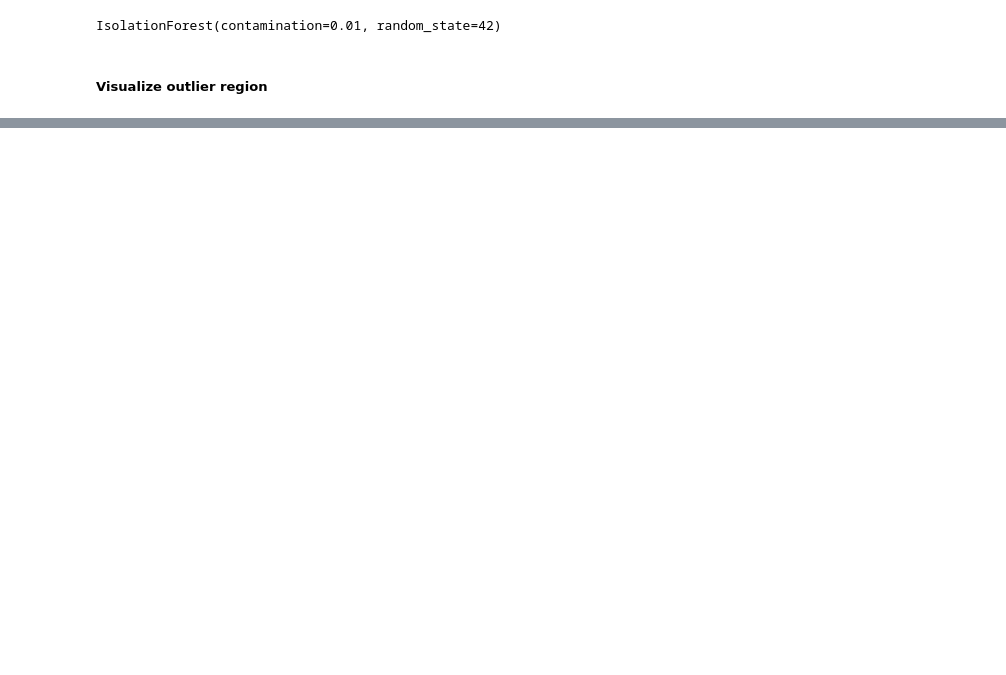
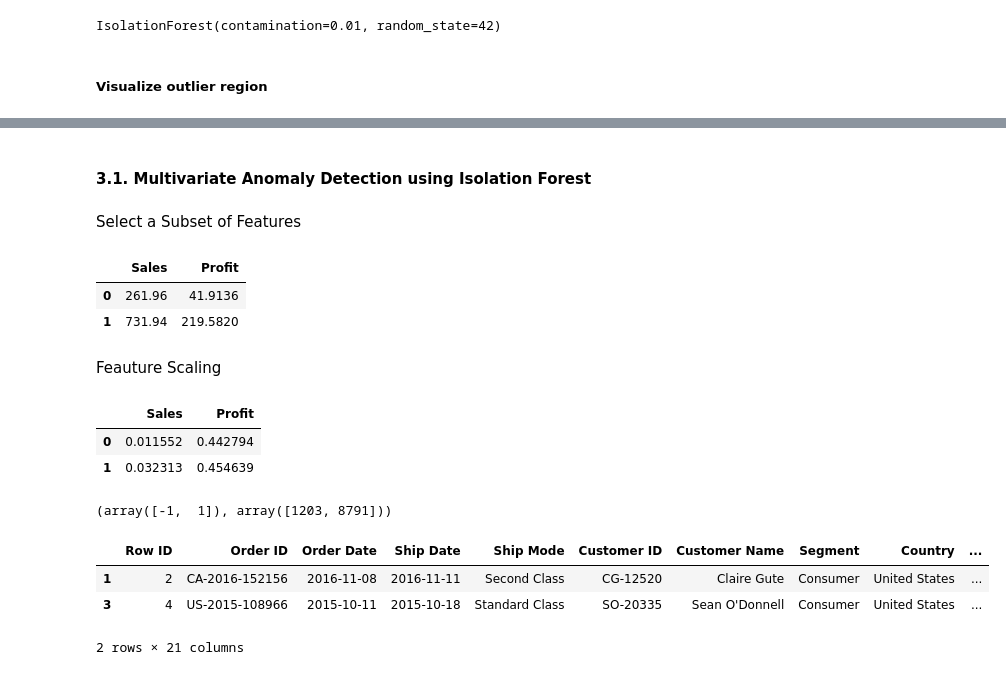
Before and after one commit to mijanr/PredEngine, a Jupyter notebook: anomaly_detection/RetailStoreSales.ipynb, the cells around one changed output, grey strips where cells are left out. Cells and saved outputs as stored; diff of their text form; code cells hidden in the pictures; blank space fills up the shorter version.

Commit message:
univariate and multivariate models added

```diff
--- a/anomaly_detection/RetailStoreSales.ipynb
+++ b/anomaly_detection/RetailStoreSales.ipynb
@@ -151,0 +153,45 @@ plt.show()
+# %% [markdown]
+#### 3.1. Multivariate Anomaly Detection using Isolation Forest
+# %% [markdown]
+Select a Subset of Features
+# %%
+target_col = ['Sales', 'Profit']
+df_subset = df[target_col]
+
+df_subset.head(2)
+# %% [output]
+|  | Sales | Profit |
+| 0 | 261.96 | 41.9136 |
+| 1 | 731.94 | 219.5820 |
+# %% [markdown]
+Feauture Scaling
+# %%
+df_subset_scaled = MinMaxScaler().fit_transform(df_subset)
+df_subset_scaled = pd.DataFrame(df_subset_scaled, columns=target_col)
+df_subset_scaled.head(2)
+# %% [output]
+|  | Sales | Profit |
+| 0 | 0.011552 | 0.442794 |
+| 1 | 0.032313 | 0.454639 |
+# %%
+# Multivariate outlier detection using Isolation Forest
+iforest = IsolationForest(
+    n_estimators=100, contamination='auto', random_state=42
+)
+
+iforest.fit(df_subset_scaled)
+
+outliers = iforest.predict(df_subset_scaled)
+# %%
+np.unique(outliers, return_counts=True)
+# %% [output]
+(array([-1,  1]), array([1203, 8791]))
+# %%
+df_outliers = df[outliers == -1]
+
+df_outliers.head(2)
+# %% [output]
+|  | Row ID | Order ID | Order Date | Ship Date | Ship Mode | Customer ID | Customer Name | Segment | Country | ... |
+| 1 | 2 | CA-2016-152156 | 2016-11-08 | 2016-11-11 | Second Class | CG-12520 | Claire Gute | Consumer | United States | ... |
+| 3 | 4 | US-2015-108966 | 2015-10-11 | 2015-10-18 | Standard Class | SO-20335 | Sean O'Donnell | Consumer | United States | ... |
+2 rows × 21 columns
```
Also changed, not shown: parts of 34 cells of this notebook.
